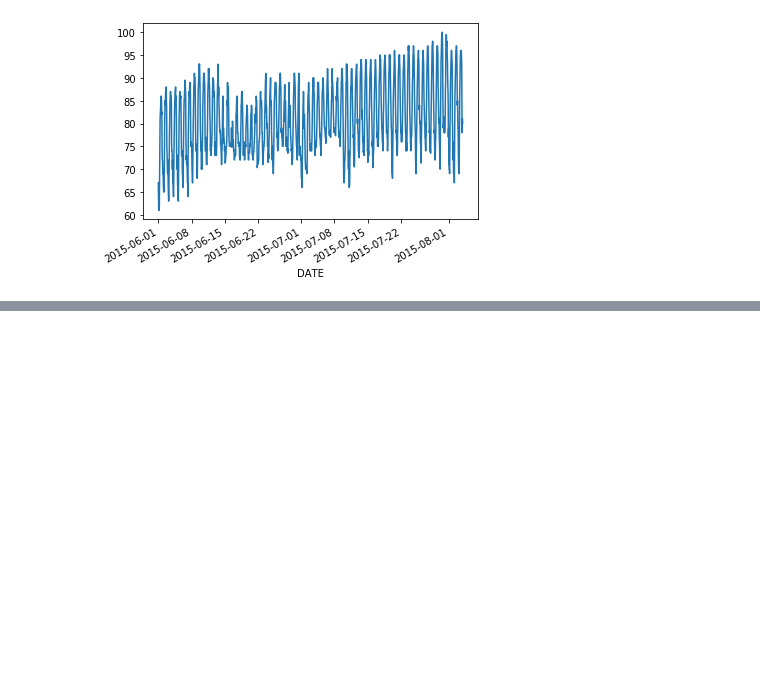
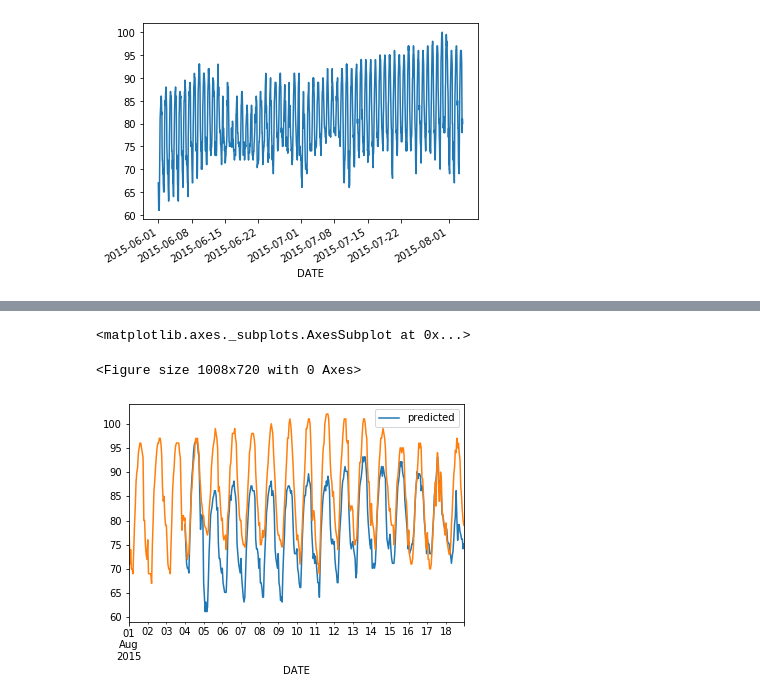
Before and after one commit to ravinder79/Climate-, a Jupyter notebook: climate_analysis.ipynb, the cells around one changed output, grey strips where cells are left out. Cells and saved outputs as stored; diff of their text form; code cells hidden in the pictures; blank space fills up the shorter version.

```diff
--- a/climate_analysis.ipynb
+++ b/climate_analysis.ipynb
@@ -304,0 +339,8 @@ for i in range(360):
+# %%
+plt.figure(figsize=(14,10))
+predicted.plot()
+df.loc['2015-08-01':'2015-08-18'].plot()
+# %% [output]
+<matplotlib.axes._subplots.AxesSubplot at 0x...>
+<Figure size 1008x720 with 0 Axes>
+[figure, added]
```
Also changed, not shown: parts of 10 cells of this notebook.
